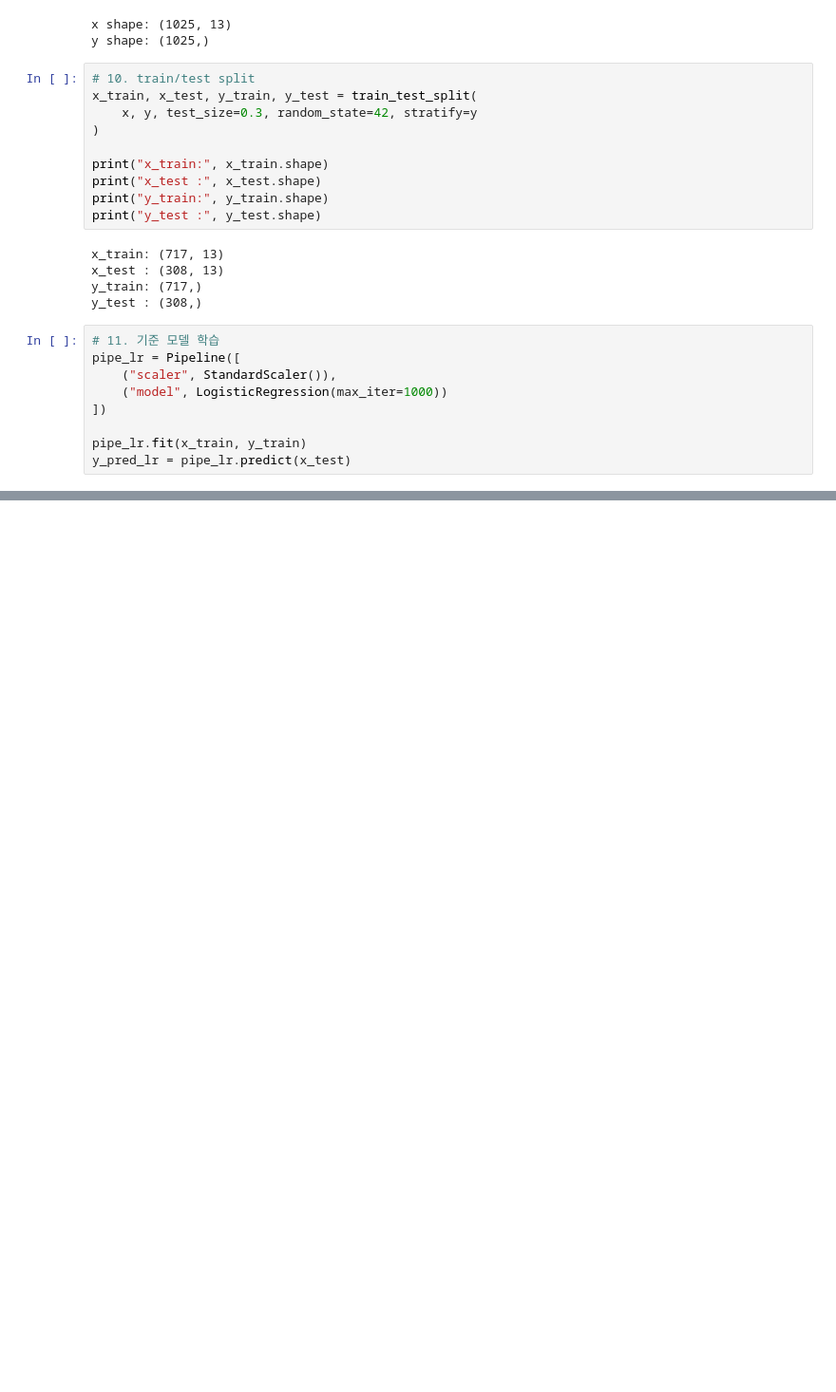
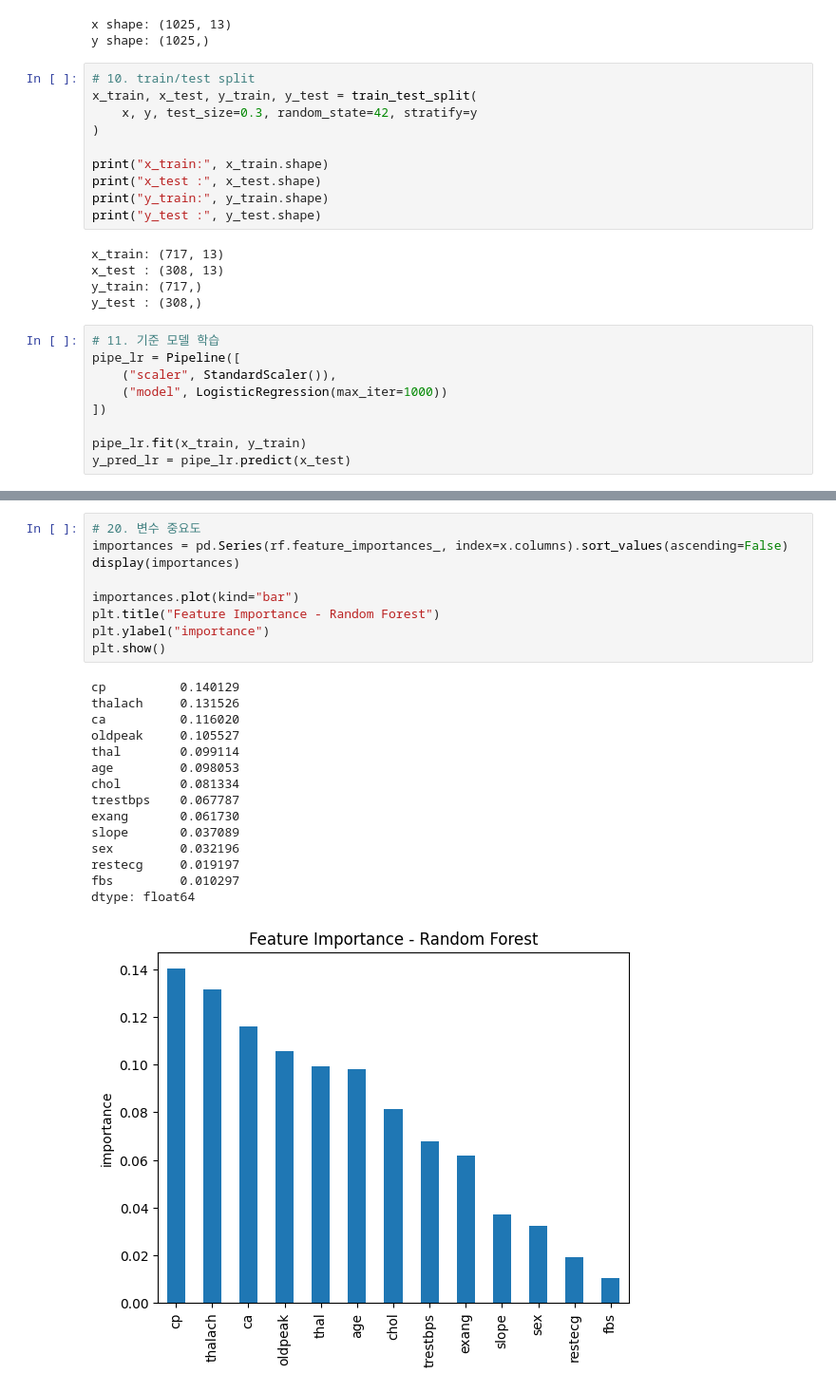
Before and after one commit to hyscodebase/Big-data-application-practice1, a Jupyter notebook: Week13/week13[Alex}.ipynb, the cells around one changed output, grey strips where cells are left out. Shown at 95% size. Saved outputs shown, nothing was run; the diff lists cells and outputs as text; blank space fills up the shorter version.

```diff
--- a/Week13/week13[Alex}.ipynb
+++ b/Week13/week13[Alex}.ipynb
@@ -219,0 +401,25 @@ print(classification_report(y_test, y_pred_lr))
+# %%
+# 20. 변수 중요도
+importances = pd.Series(rf.feature_importances_, index=x.columns).sort_values(ascending=False)
+display(importances)
+
+importances.plot(kind="bar")
+plt.title("Feature Importance - Random Forest")
+plt.ylabel("importance")
+plt.show()
+# %% [output]
+cp          0.140129
+thalach     0.131526
+ca          0.116020
+oldpeak     0.105527
+thal        0.099114
+age         0.098053
+chol        0.081334
+trestbps    0.067787
+exang       0.061730
+slope       0.037089
+sex         0.032196
+restecg     0.019197
+fbs         0.010297
+dtype: float64
+[figure, added]
```
Also changed, not shown: parts of 8 cells of this notebook.
